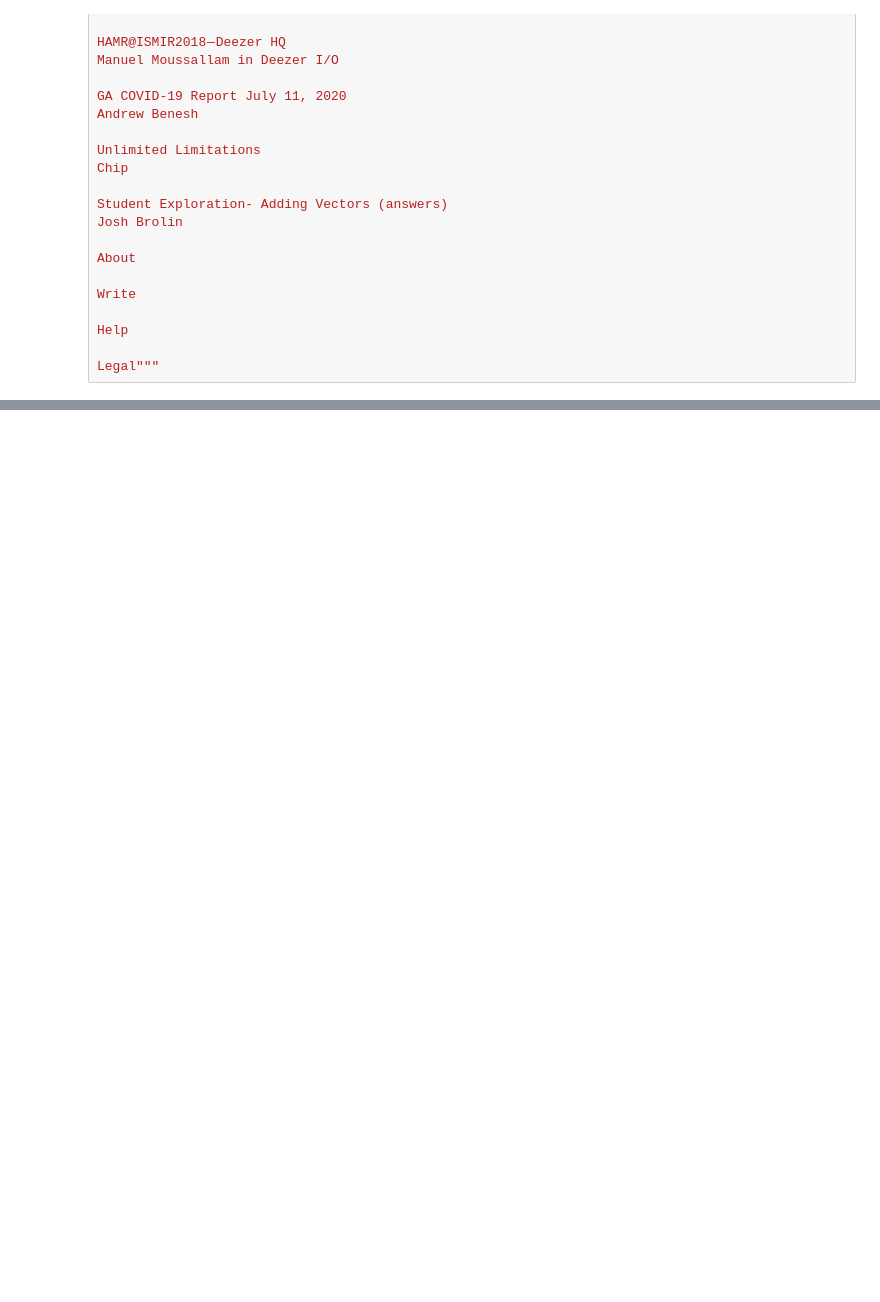
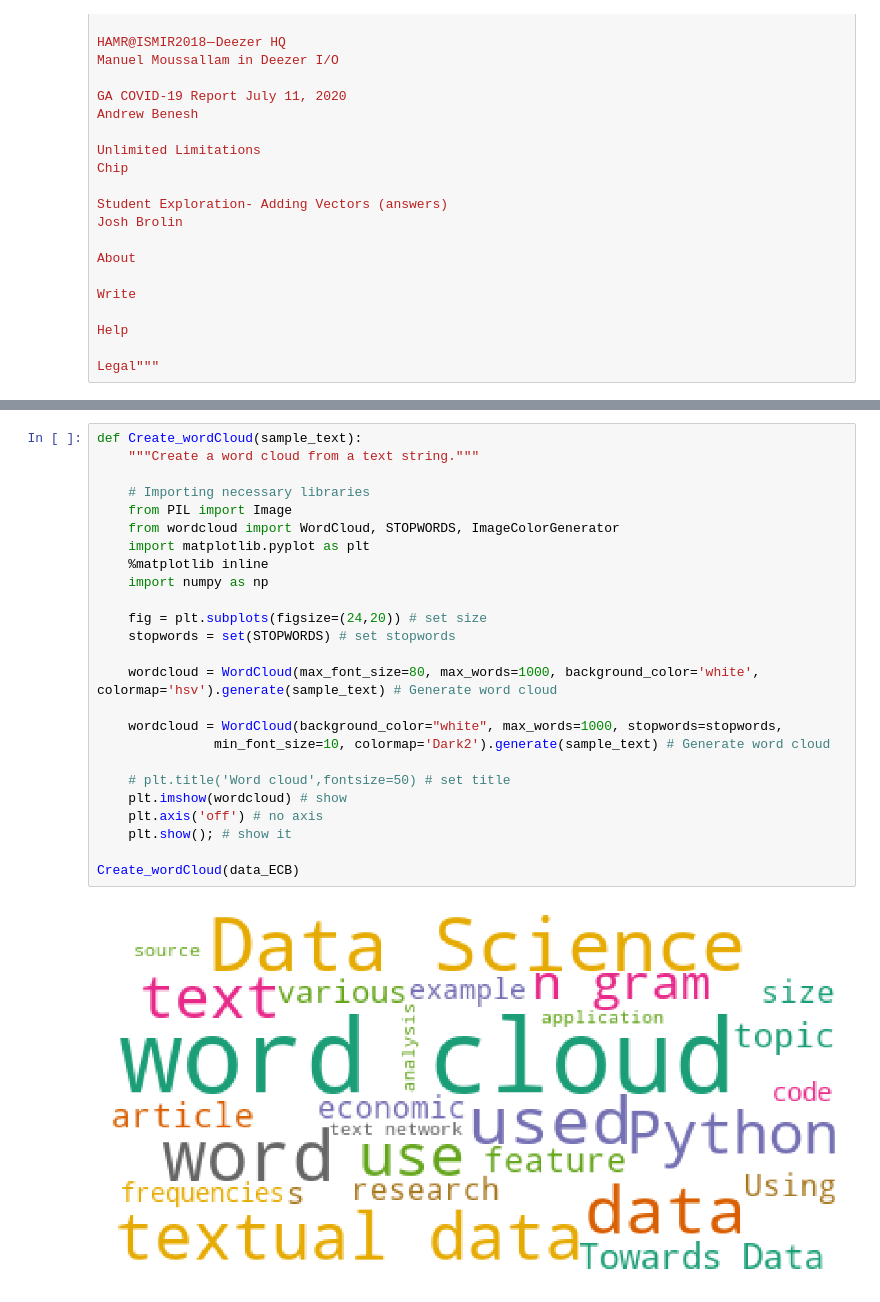
Before and after one commit to adarshanand67/Data-Science, a Jupyter notebook: Side Knowledge/word Cloud.ipynb, the cells around one changed output, grey strips where cells are left out. Cells and saved outputs as stored; diff of their text form; blank space fills up the shorter version.

```diff
--- a/Side Knowledge/word Cloud.ipynb
+++ b/Side Knowledge/word Cloud.ipynb
@@ -158,0 +163,27 @@ plt.show()
+# %%
+def Create_wordCloud(sample_text):
+    """Create a word cloud from a text string."""
+
+    # Importing necessary libraries
+    from PIL import Image
+    from wordcloud import WordCloud, STOPWORDS, ImageColorGenerator
+    import matplotlib.pyplot as plt
+    %matplotlib inline
+    import numpy as np
+
+    fig = plt.subplots(figsize=(24,20)) # set size
+    stopwords = set(STOPWORDS) # set stopwords
+
+    wordcloud = WordCloud(max_font_size=80, max_words=1000, background_color='white', colormap='hsv').generate(sample_text) # Generate word cloud
+
+    wordcloud = WordCloud(background_color="white", max_words=1000, stopwords=stopwords,
+               min_font_size=10, colormap='Dark2').generate(sample_text) # Generate word cloud
+
+    # plt.title('Word cloud',fontsize=50) # set title
+    plt.imshow(wordcloud) # show
+    plt.axis('off') # no axis
+    plt.show(); # show it
+
+Create_wordCloud(data_ECB)
+# %% [output]
+[figure, added]
```
Also changed, not shown: parts of 4 cells of this notebook, 14 other files.
